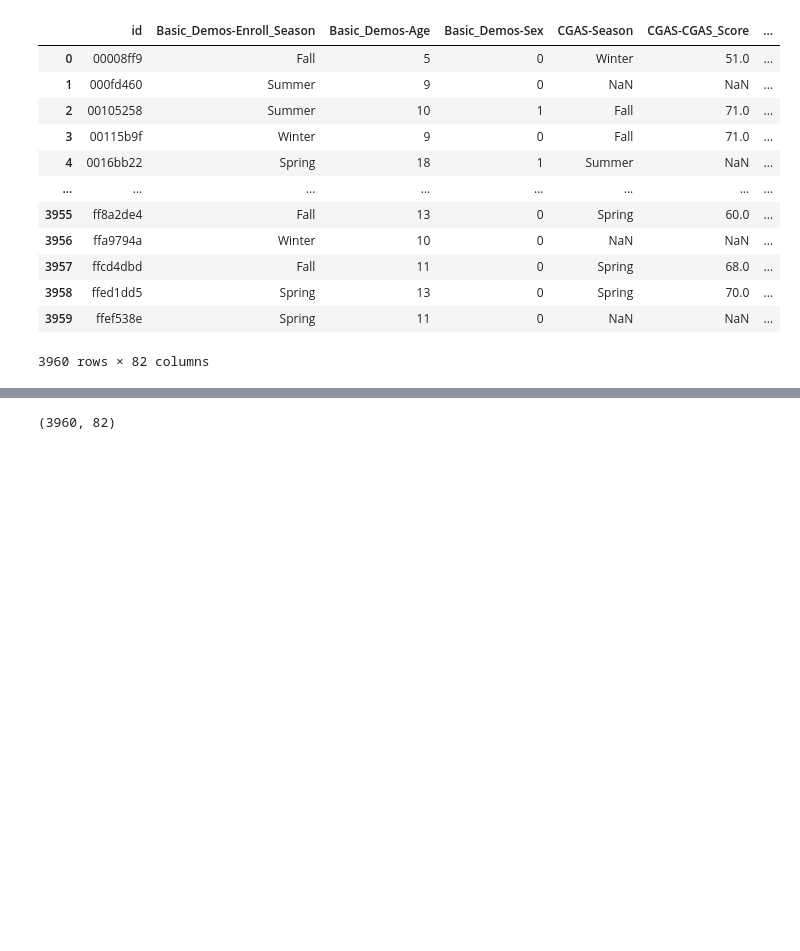
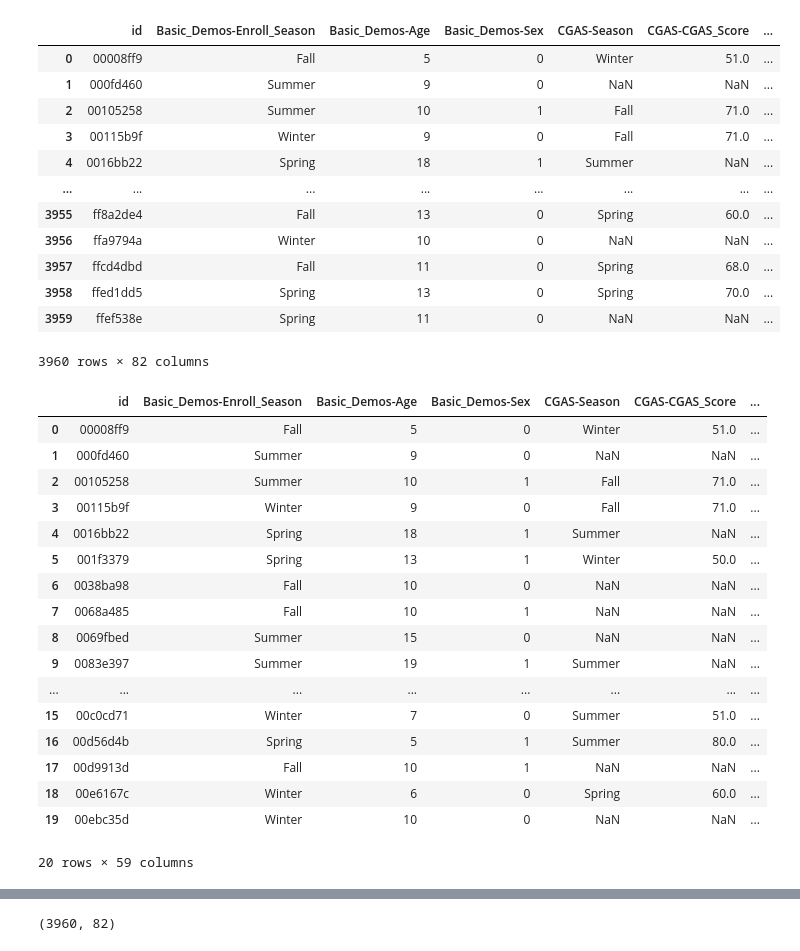
Before and after one commit to k3liang/Problematic-Internet-Use-Predictor, a Jupyter notebook: EDA.ipynb, the cells around one changed output, grey strips where cells are left out. Saved outputs shown, nothing was run; the diff lists cells and outputs as text; code cells hidden in the pictures; blank space fills up the shorter version.

```diff
--- a/EDA.ipynb
+++ b/EDA.ipynb
@@ -62,3 +64,28 @@ df            # non-timeseries data for the observations, our main training set
 | 3958 | ffed1dd5 | Spring | 13 | 0 | Spring | 70.0 | ... |
 | 3959 | ffef538e | Spring | 11 | 0 | NaN | NaN | ... |
 3960 rows × 82 columns
+# %%
+with zipfile.ZipFile('child-mind-institute-problematic-internet-use.zip') as z:
+    with z.open('test.csv') as f:
+        df_test = pd.read_csv(f)
+
+df_test            # sample test set
+# %% [output]
+|  | id | Basic_Demos-Enroll_Season | Basic_Demos-Age | Basic_Demos-Sex | CGAS-Season | CGAS-CGAS_Score | ... |
+| 0 | 00008ff9 | Fall | 5 | 0 | Winter | 51.0 | ... |
+| 1 | 000fd460 | Summer | 9 | 0 | NaN | NaN | ... |
+| 2 | 00105258 | Summer | 10 | 1 | Fall | 71.0 | ... |
+| 3 | 00115b9f | Winter | 9 | 0 | Fall | 71.0 | ... |
+| 4 | 0016bb22 | Spring | 18 | 1 | Summer | NaN | ... |
+| 5 | 001f3379 | Spring | 13 | 1 | Winter | 50.0 | ... |
+| 6 | 0038ba98 | Fall | 10 | 0 | NaN | NaN | ... |
+| 7 | 0068a485 | Fall | 10 | 1 | NaN | NaN | ... |
+| 8 | 0069fbed | Summer | 15 | 0 | NaN | NaN | ... |
+| 9 | 0083e397 | Summer | 19 | 1 | Summer | NaN | ... |
+| ... | ... | ... | ... | ... | ... | ... | ... |
+| 15 | 00c0cd71 | Winter | 7 | 0 | Summer | 51.0 | ... |
+| 16 | 00d56d4b | Spring | 5 | 1 | Summer | 80.0 | ... |
+| 17 | 00d9913d | Fall | 10 | 1 | NaN | NaN | ... |
+| 18 | 00e6167c | Winter | 6 | 0 | Spring | 60.0 | ... |
+| 19 | 00ebc35d | Winter | 10 | 0 | NaN | NaN | ... |
+20 rows × 59 columns
```
Also changed, not shown: parts of 19 cells of this notebook.
